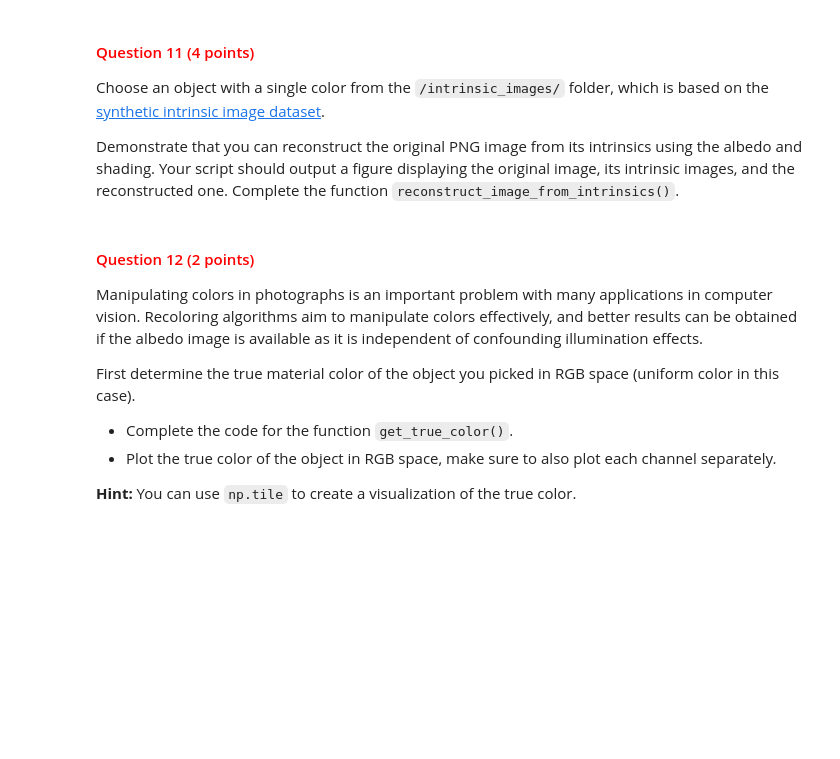
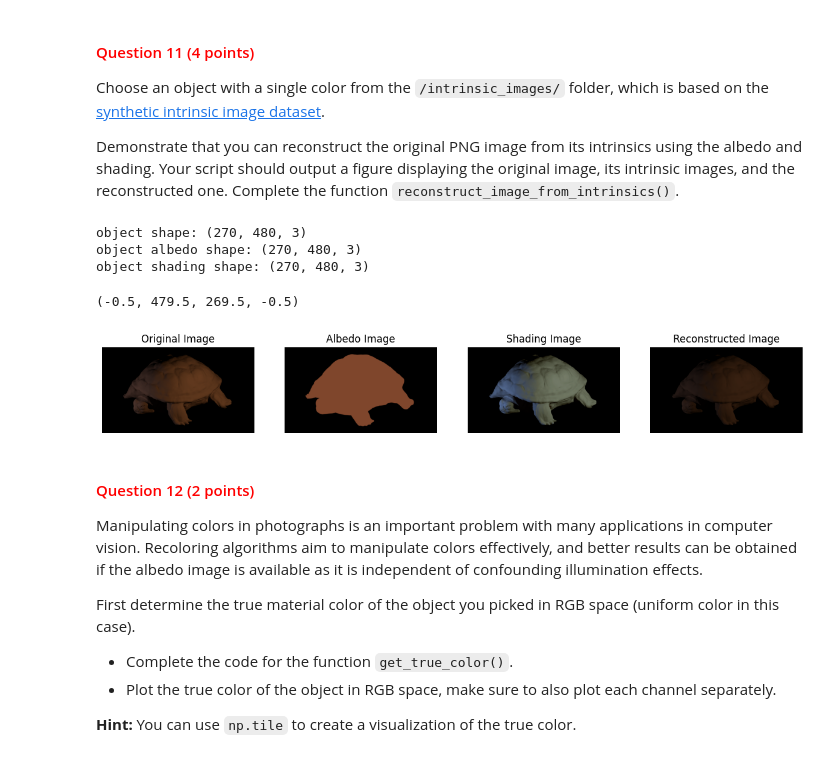
Before and after one commit to Coluding/cv1labs, a Jupyter notebook: cv1-lab-1.ipynb, the cells around one changed output. Saved outputs shown, nothing was run; the diff lists cells and outputs as text; code cells hidden in the pictures; blank space fills up the shorter version.

```diff
--- a/cv1-lab-1.ipynb
+++ b/cv1-lab-1.ipynb
@@ -530,35 +535,71 @@ def reconstruct_image_from_intrinsics(albedo_img, shading_img):
     Returns:
         iid_img: Reconstructed image
     """
+    # Convert images to float
+    if albedo_img.dtype != np.float32:
+        albedo_img = albedo_img.astype(np.float32) / 255
+    if shading_img.dtype != np.float32:
+        shading_img = shading_img.astype(np.float32) / 255
 
-    # YOUR CODE HERE
+    # Element-wise multiplication, we miss a constant factor Kd
+    kd = 1
+    iid_img = kd * albedo_img * shading_img
+
+    # Scale back to 0-255 if needed
+    iid_img = np.clip(iid_img * 255, 0, 255).astype(np.uint8)
 
     return iid_img
 # %%
 # Replace the object name with a valid name from the dataset
 img_path = './intrinsic_images/'
 object_name = 'turt_ml1'
 
 # Read with opencv
 obj = cv2.imread(img_path + object_name + '.png')
 if obj is None:
     raise FileNotFoundError(f'No image found with filename: {img_path + object_name + ".png"}')
 else:
     print(f'object shape: {obj.shape}')
 
 obj_sha = cv2.imread(img_path + object_name + '_shad.png')
 if obj_sha is None:
     raise FileNotFoundError(f'No image found with filename: {img_path + object_name + "_shad.png"}')
 else:
     print(f'object albedo shape: {obj_sha.shape}')
 
 obj_alb = cv2.imread(img_path + object_name.split('_')[0] + '_refl.png')
 if obj_alb is None:
     raise FileNotFoundError(f'No image found with filename: {img_path + object_name.split("_")[0] + "_refl.png"}')
 else:
     print(f'object shading shape: {obj_alb.shape}')
 
 # YOUR CODE HERE
+# Convert images to RGB
+obj = cv2.cvtColor(obj, cv2.COLOR_BGR2RGB)
+obj_alb_rgb = cv2.cvtColor(obj_alb, cv2.COLOR_BGR2RGB)
+obj_sha_rgb = cv2.cvtColor(obj_sha, cv2.COLOR_BGR2RGB)
+reconstructed_image = reconstruct_image_from_intrinsics(obj_alb_rgb, obj_sha_rgb)
+
+# Display reconstructed image, original image, albedo and shading images
+fig, axes = plt.subplots(1, 4, figsize=(15, 5))
+axes[0].imshow(obj)
+axes[0].set_title('Original Image')
+axes[0].axis('off')
+axes[1].imshow(obj_alb_rgb)
+axes[1].set_title('Albedo Image')
+axes[1].axis('off')
+axes[2].imshow(obj_sha_rgb)
+axes[2].set_title('Shading Image')
+axes[2].axis('off')
+axes[3].imshow(reconstructed_image)
+axes[3].set_title('Reconstructed Image')
+axes[3].axis('off')
+# %% [output]
+object shape: (270, 480, 3)
+object albedo shape: (270, 480, 3)
+object shading shape: (270, 480, 3)
+(-0.5, 479.5, 269.5, -0.5)
+[figure, added]
 # %% [markdown]
 <a id="question-12"></a>
 #### <font color='#FF0000'>Question 12 (2 points)</font>
```
Also changed, not shown: parts of 34 cells of this notebook.
